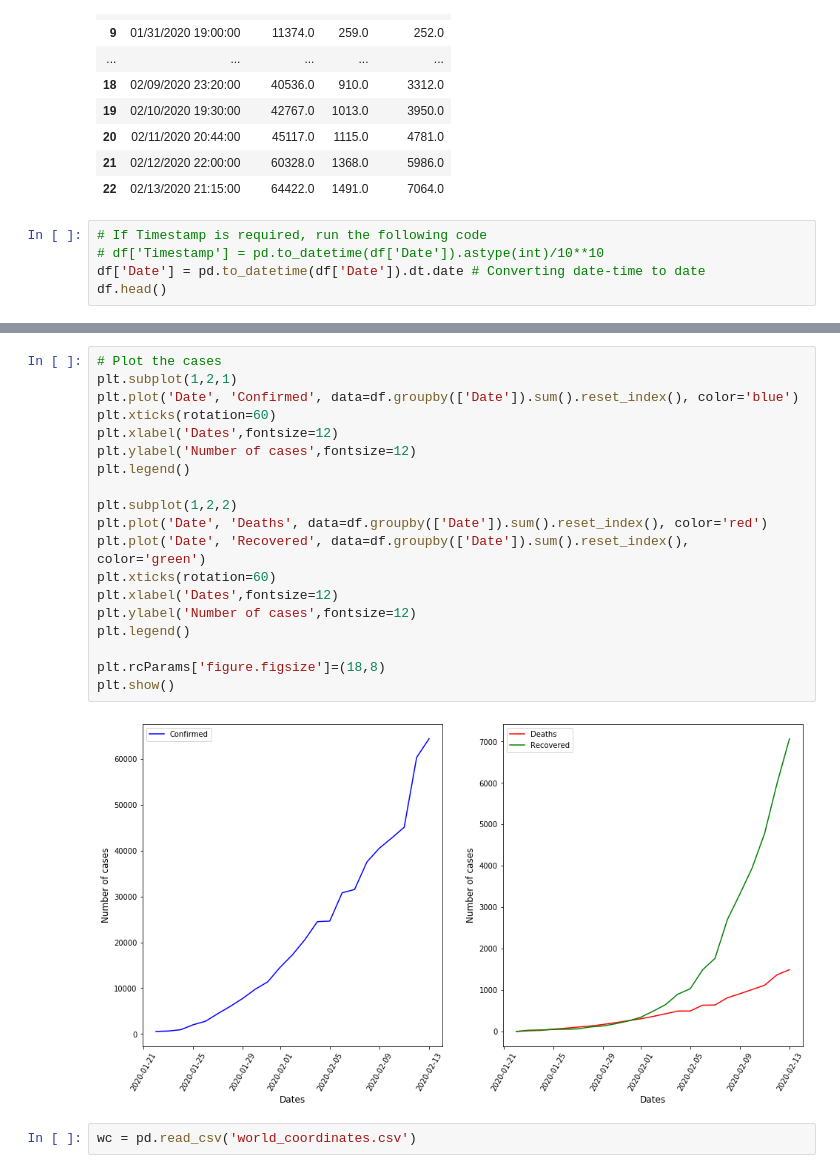
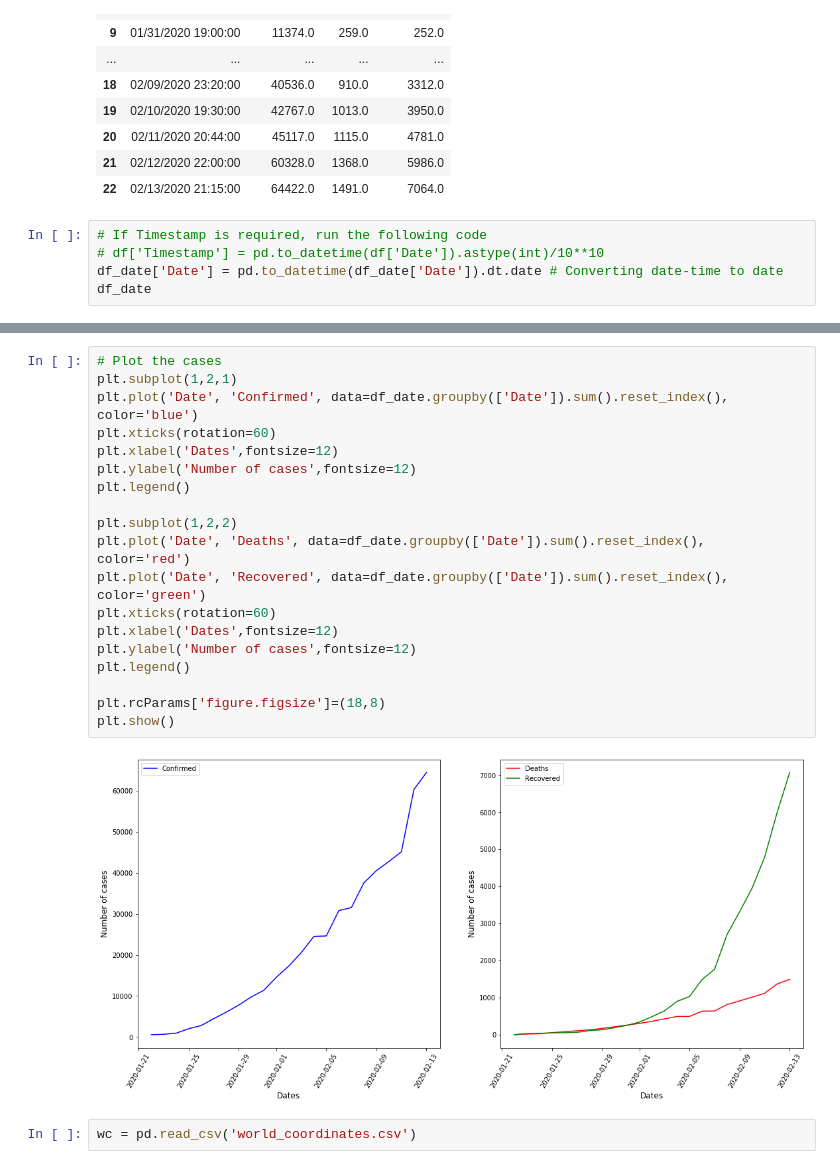
Before and after one commit to ushashwat/Coronavirus-Case-Study, a Jupyter notebook: coronavirus_case_study.ipynb, the cells around one changed output, grey strips where cells are left out. Saved outputs shown, nothing was run; the diff lists cells and outputs as text.

```diff
--- a/coronavirus_case_study.ipynb
+++ b/coronavirus_case_study.ipynb
@@ -213,6 +215,6 @@ df_date
 # %%
 # If Timestamp is required, run the following code
 # df['Timestamp'] = pd.to_datetime(df['Date']).astype(int)/10**10
-df['Date'] = pd.to_datetime(df['Date']).dt.date # Converting date-time to date
-df.head()
+df_date['Date'] = pd.to_datetime(df_date['Date']).dt.date # Converting date-time to date
+df_date
 # %% [output]
@@ -225,24 +238,24 @@ df.head()
 # %%
 # Plot the cases
 plt.subplot(1,2,1)
-plt.plot('Date', 'Confirmed', data=df.groupby(['Date']).sum().reset_index(), color='blue')
+plt.plot('Date', 'Confirmed', data=df_date.groupby(['Date']).sum().reset_index(), color='blue')
 plt.xticks(rotation=60)
 plt.xlabel('Dates',fontsize=12)
 plt.ylabel('Number of cases',fontsize=12)
 plt.legend()
 
 plt.subplot(1,2,2)
-plt.plot('Date', 'Deaths', data=df.groupby(['Date']).sum().reset_index(), color='red')
-plt.plot('Date', 'Recovered', data=df.groupby(['Date']).sum().reset_index(), color='green')
+plt.plot('Date', 'Deaths', data=df_date.groupby(['Date']).sum().reset_index(), color='red')
+plt.plot('Date', 'Recovered', data=df_date.groupby(['Date']).sum().reset_index(), color='green')
 plt.xticks(rotation=60)
 plt.xlabel('Dates',fontsize=12)
 plt.ylabel('Number of cases',fontsize=12)
 plt.legend()
 
 plt.rcParams['figure.figsize']=(18,8)
 plt.show()
 # %% [output]
-[figure, old version]
+[figure, new version]
 # %%
 wc = pd.read_csv('world_coordinates.csv')
 # %%
```
Also changed, not shown: parts of 5 cells of this notebook.
